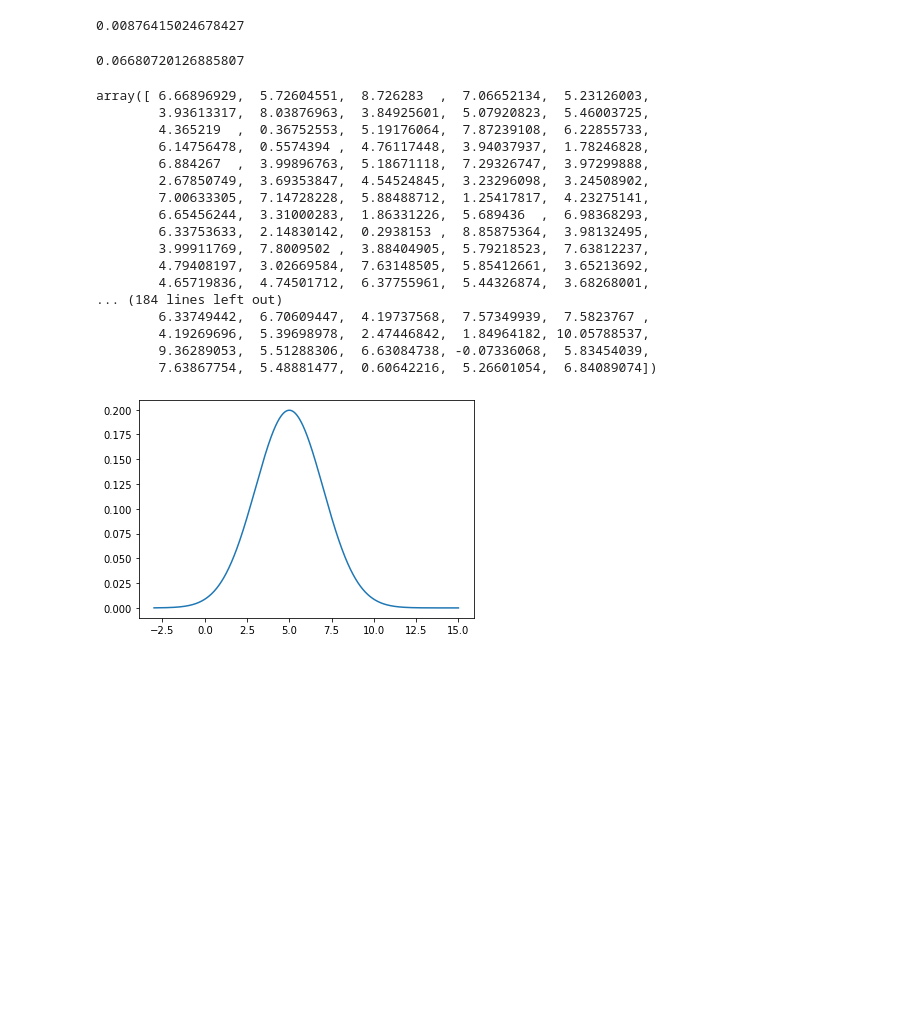
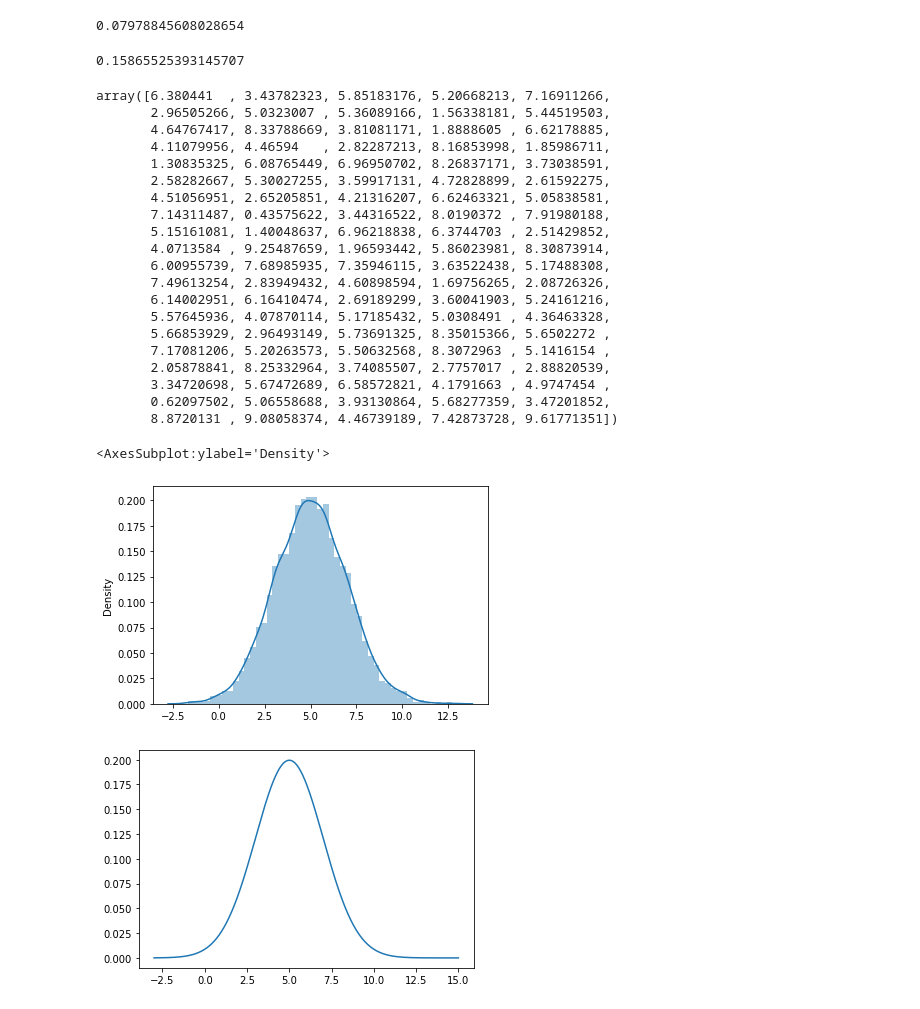
Before and after one commit to Ironhack-Data-0621-Remote/Classroom-Materials, a Jupyter notebook: Unit_1/4-intro_to_ml/Probability Distributions and Intro to ML.ipynb, the cells around one changed output. Drawn from its saved outputs; the diff is of its cells as text; code cells hidden in the pictures; blank space fills up the shorter version.

```diff
--- a/Unit_1/4-intro_to_ml/Probability Distributions and Intro to ML.ipynb
+++ b/Unit_1/4-intro_to_ml/Probability Distributions and Intro to ML.ipynb
@@ -42,33 +55,41 @@ plt.show()
 # %%
-normal = norm(5, 2) # initiate normal distribution object
-normal.pdf(0) # the probability of being a zero
+normal = norm(5, 5) # initiate normal distribution object
+normal.pdf(5) # the probability of being a zero
 # %% [output]
-0.00876415024678427
+0.07978845608028654
 # %%
 # Emperical Rule: 68%, 95%, 99.7%
-normal.cdf(2) # cumulative function (probability of being 2 or less)
+normal.cdf(3) # cumulative function (probability of being 2 or less)
 # %% [output]
-0.06680720126885807
+0.15865525393145707
 # %%
-normal.rvs(1000) # random value from the normal distribution created
+normal.rvs(100) # random value from the normal distribution created
 # %% [output]
-array([ 6.66896929,  5.72604551,  8.726283  ,  7.06652134,  5.23126003,
-        3.93613317,  8.03876963,  3.84925601,  5.07920823,  5.46003725,
-        4.365219  ,  0.36752553,  5.19176064,  7.87239108,  6.22855733,
-        6.14756478,  0.5574394 ,  4.76117448,  3.94037937,  1.78246828,
-        6.884267  ,  3.99896763,  5.18671118,  7.29326747,  3.97299888,
-        2.67850749,  3.69353847,  4.54524845,  3.23296098,  3.24508902,
-        7.00633305,  7.14728228,  5.88488712,  1.25417817,  4.23275141,
-        6.65456244,  3.31000283,  1.86331226,  5.689436  ,  6.98368293,
-        6.33753633,  2.14830142,  0.2938153 ,  8.85875364,  3.98132495,
-        3.99911769,  7.8009502 ,  3.88404905,  5.79218523,  7.63812237,
-        4.79408197,  3.02669584,  7.63148505,  5.85412661,  3.65213692,
-        4.65719836,  4.74501712,  6.37755961,  5.44326874,  3.68268001,
-... (184 lines left out)
-        6.33749442,  6.70609447,  4.19737568,  7.57349939,  7.5823767 ,
-        4.19269696,  5.39698978,  2.47446842,  1.84964182, 10.05788537,
-        9.36289053,  5.51288306,  6.63084738, -0.07336068,  5.83454039,
-        7.63867754,  5.48881477,  0.60642216,  5.26601054,  6.84089074])
+array([6.380441  , 3.43782323, 5.85183176, 5.20668213, 7.16911266,
+       2.96505266, 5.0323007 , 5.36089166, 1.56338181, 5.44519503,
+       4.64767417, 8.33788669, 3.81081171, 1.8888605 , 6.62178885,
+       4.11079956, 4.46594   , 2.82287213, 8.16853998, 1.85986711,
+       1.30835325, 6.08765449, 6.96950702, 8.26837171, 3.73038591,
+       2.58282667, 5.30027255, 3.59917131, 4.72828899, 2.61592275,
+       4.51056951, 2.65205851, 4.21316207, 6.62463321, 5.05838581,
+       7.14311487, 0.43575622, 3.44316522, 8.0190372 , 7.91980188,
+       5.15161081, 1.40048637, 6.96218838, 6.3744703 , 2.51429852,
+       4.0713584 , 9.25487659, 1.96593442, 5.86023981, 8.30873914,
+       6.00955739, 7.68985935, 7.35946115, 3.63522438, 5.17488308,
+       7.49613254, 2.83949432, 4.60898594, 1.69756265, 2.08726326,
+       6.14002951, 6.16410474, 2.69189299, 3.60041903, 5.24161216,
+       5.57645936, 4.07870114, 5.17185432, 5.0308491 , 4.36463328,
+       5.66853929, 2.96493149, 5.73691325, 8.35015366, 5.6502272 ,
+       7.17081206, 5.20263573, 5.50632568, 8.3072963 , 5.1416154 ,
+       2.05878841, 8.25332964, 3.74085507, 2.7757017 , 2.88820539,
+       3.34720698, 5.67472689, 6.58572821, 4.1791663 , 4.9747454 ,
+       0.62097502, 5.06558688, 3.93130864, 5.68277359, 3.47201852,
+       8.8720131 , 9.08058374, 4.46739189, 7.42873728, 9.61771351])
+# %%
+sns.distplot(normal.rvs(5000))
+# %% [output]
+<AxesSubplot:ylabel='Density'>
+[figure, added]
 # %%
 fig, ax = plt.subplots(1, 1)
 
```
Also changed, not shown: parts of 3 cells of this notebook, 1 other file.
